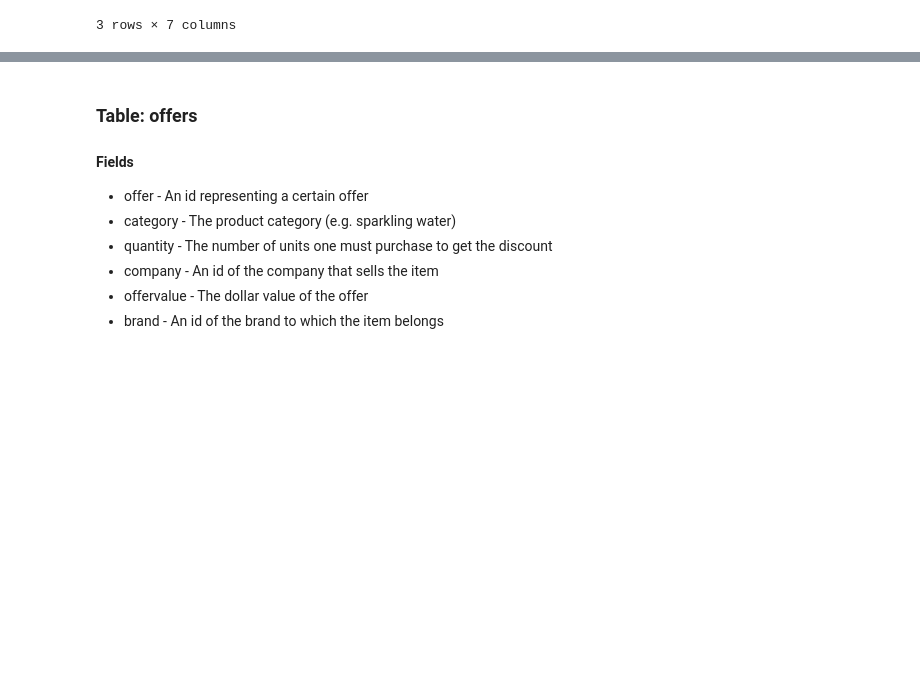
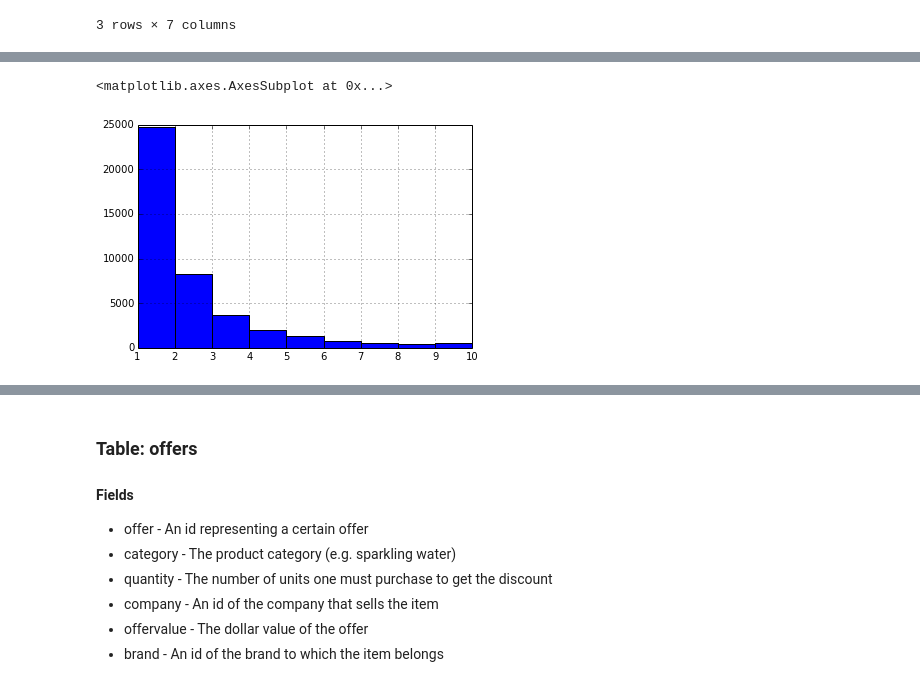
Before and after one commit to ankurprajapati/DAT6_clb, a Jupyter notebook: Final_Project/dataviz.ipynb, the cells around one changed output, grey strips where cells are left out. Saved outputs shown, nothing was run; the diff lists cells and outputs as text; code cells hidden in the pictures; blank space fills up the shorter version.

```diff
--- a/Final_Project/dataviz.ipynb
+++ b/Final_Project/dataviz.ipynb
@@ -72,0 +84,6 @@ hdata['repeattrips'].hist()
+# %%
+# Distribution of number of repeat trips for repeaters only (eliminating all the zeros)
+hdata.repeattrips[hdata.repeattrips > 0].hist(bins=range(11))
+# %% [output]
+<matplotlib.axes.AxesSubplot at 0x...>
+[figure, added]
```
Also changed, not shown: parts of 87 cells of this notebook.
